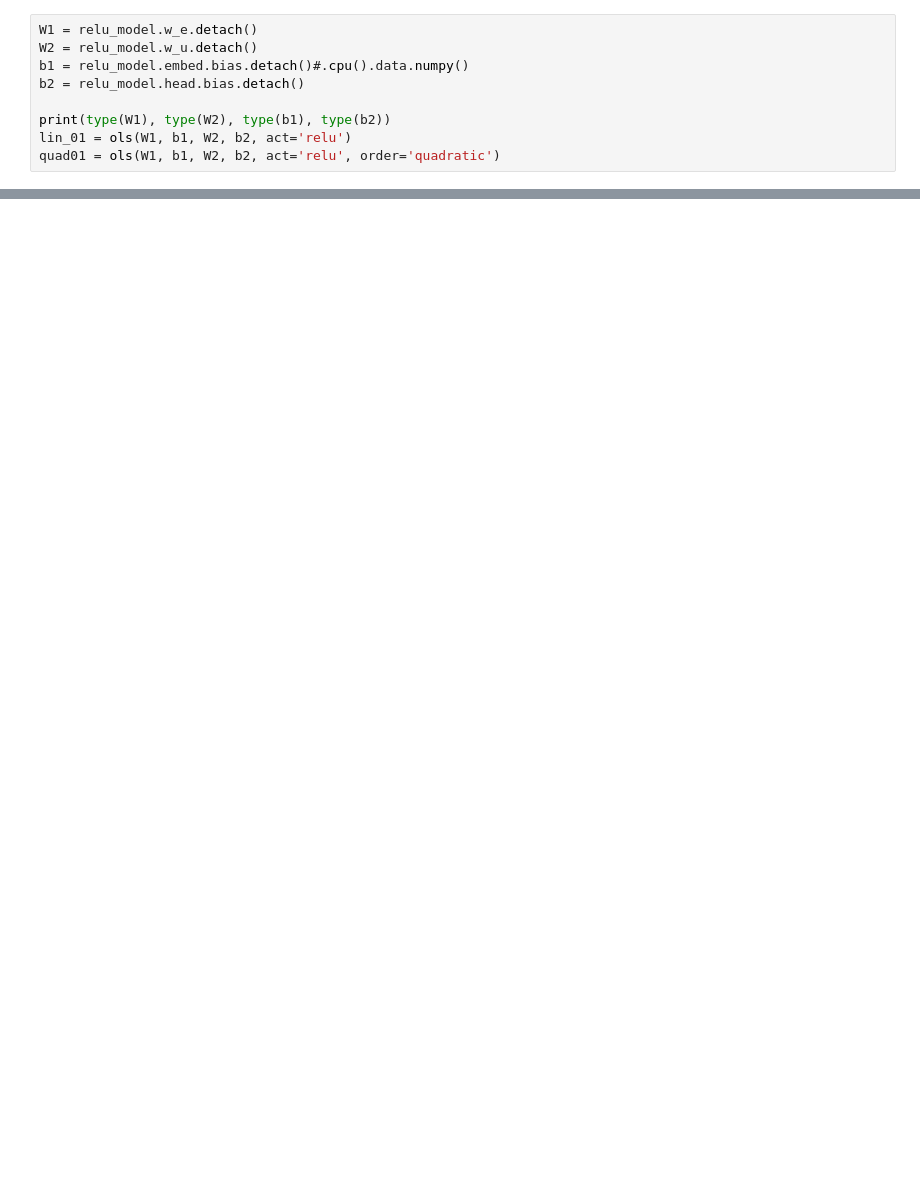
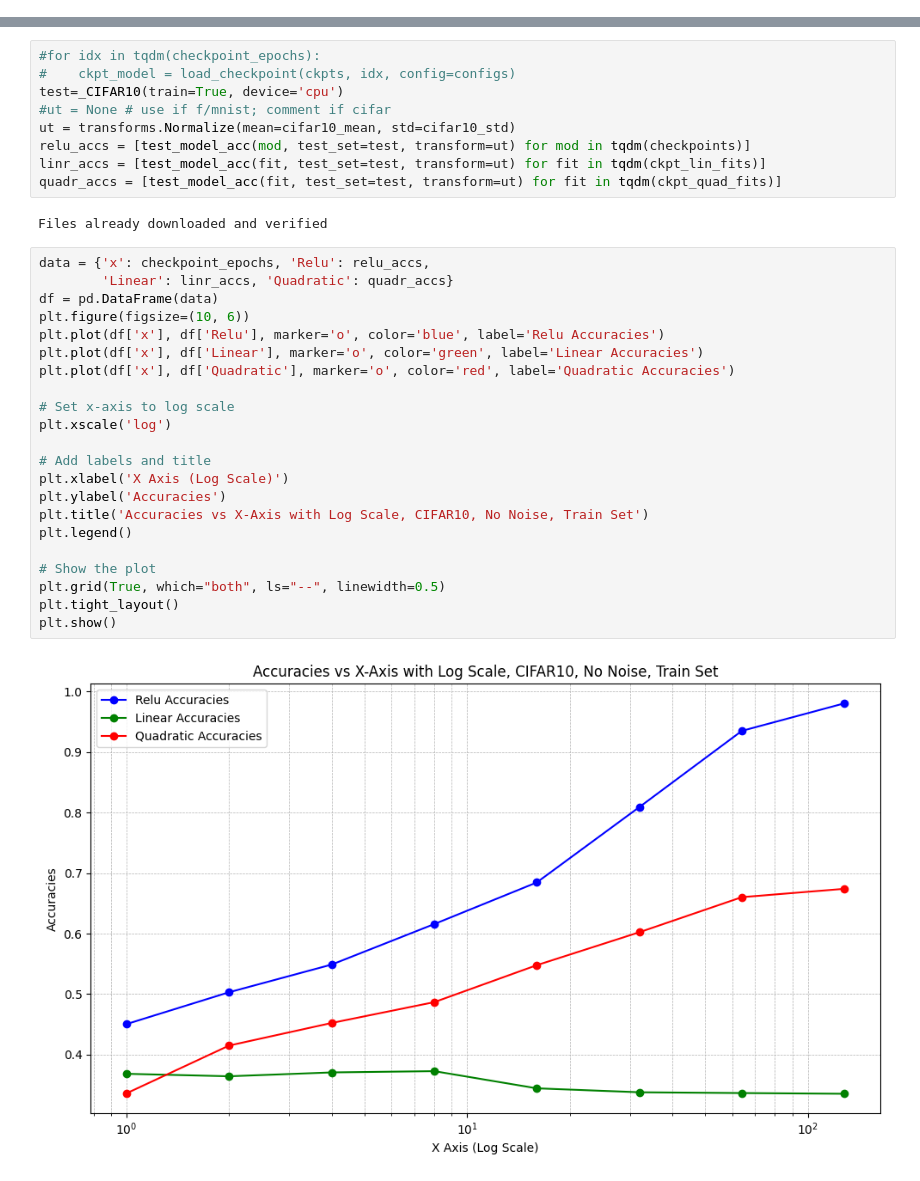
Before and after one commit to EleutherAI/polyapprox, a Jupyter notebook: experiments/mnist_eigenvecs.ipynb, the cells around one changed output, grey strips where cells are left out. Cells and saved outputs as stored; diff of their text form; blank space fills up the shorter version.

```diff
--- a/experiments/mnist_eigenvecs.ipynb
+++ b/experiments/mnist_eigenvecs.ipynb
@@ -57,9 +0,0 @@ relu_metrics = relu_model.fit(train, test, RandomGaussianNoise(std=noise_std))
-# %%
-W1 = relu_model.w_e.detach()
-W2 = relu_model.w_u.detach()
-b1 = relu_model.embed.bias.detach()#.cpu().data.numpy()
-b2 = relu_model.head.bias.detach()
-
-print(type(W1), type(W2), type(b1), type(b2))
-lin_01 = ols(W1, b1, W2, b2, act='relu')
-quad01 = ols(W1, b1, W2, b2, act='relu', order='quadratic')
@@ -197,0 +250,35 @@ torch.Size([10]) torch.Size([784, 10]) torch.Size([10, 307720])
+# %%
+#for idx in tqdm(checkpoint_epochs):
+#    ckpt_model = load_checkpoint(ckpts, idx, config=configs)
+test=_CIFAR10(train=True, device='cpu')
+#ut = None # use if f/mnist; comment if cifar
+ut = transforms.Normalize(mean=cifar10_mean, std=cifar10_std)
+relu_accs = [test_model_acc(mod, test_set=test, transform=ut) for mod in tqdm(checkpoints)]
+linr_accs = [test_model_acc(fit, test_set=test, transform=ut) for fit in tqdm(ckpt_lin_fits)]
+quadr_accs = [test_model_acc(fit, test_set=test, transform=ut) for fit in tqdm(ckpt_quad_fits)]
+# %% [output]
+Files already downloaded and verified
+# %%
+data = {'x': checkpoint_epochs, 'Relu': relu_accs,
+        'Linear': linr_accs, 'Quadratic': quadr_accs}
+df = pd.DataFrame(data)
+plt.figure(figsize=(10, 6))
+plt.plot(df['x'], df['Relu'], marker='o', color='blue', label='Relu Accuracies')
+plt.plot(df['x'], df['Linear'], marker='o', color='green', label='Linear Accuracies')
+plt.plot(df['x'], df['Quadratic'], marker='o', color='red', label='Quadratic Accuracies')
+
+# Set x-axis to log scale
+plt.xscale('log')
+
+# Add labels and title
+plt.xlabel('X Axis (Log Scale)')
+plt.ylabel('Accuracies')
+plt.title('Accuracies vs X-Axis with Log Scale, CIFAR10, No Noise, Train Set')
+plt.legend()
+
+# Show the plot
+plt.grid(True, which="both", ls="--", linewidth=0.5)
+plt.tight_layout()
+plt.show()
+# %% [output]
+[figure, added]
```
Also changed, not shown: parts of 51 cells of this notebook, 14 other files.
